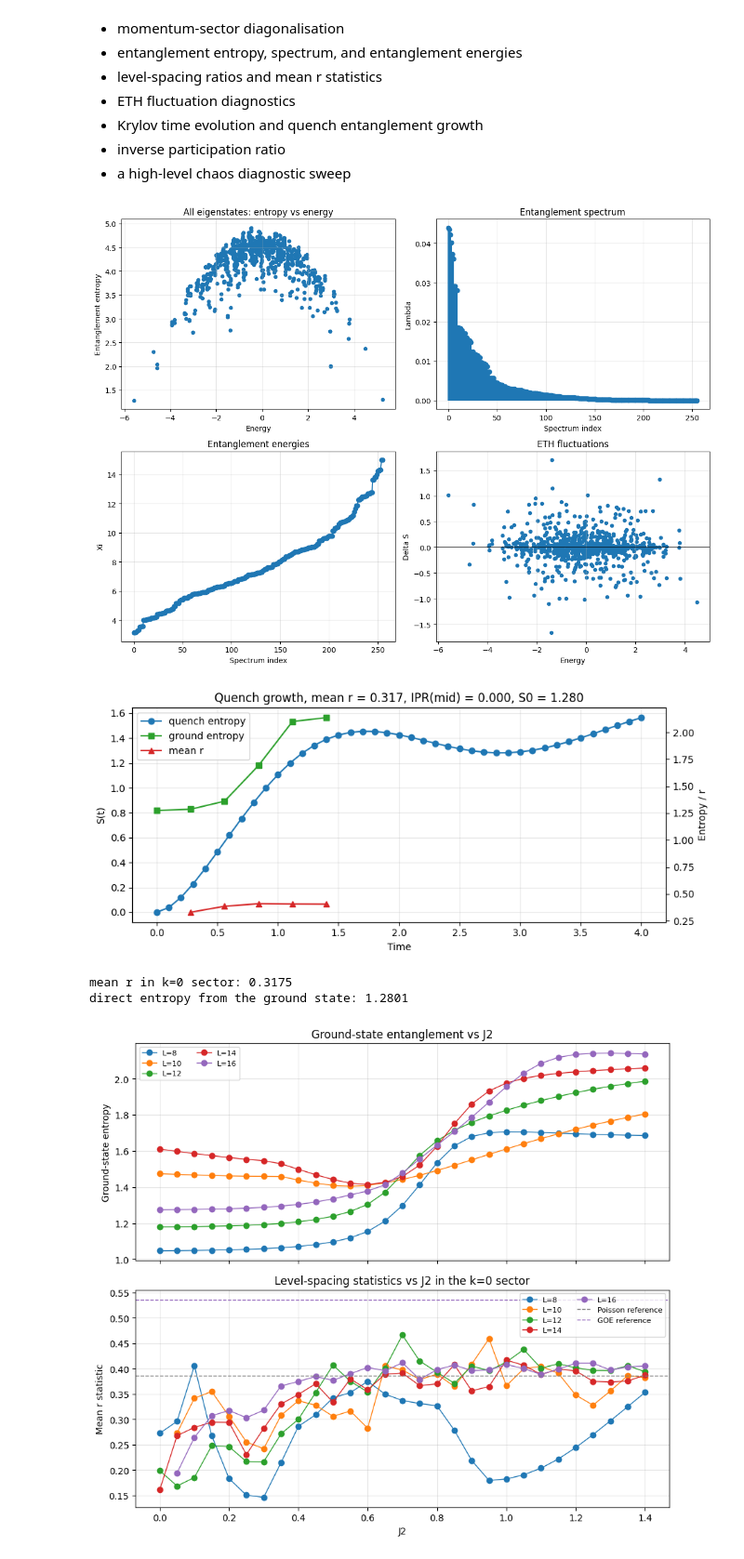
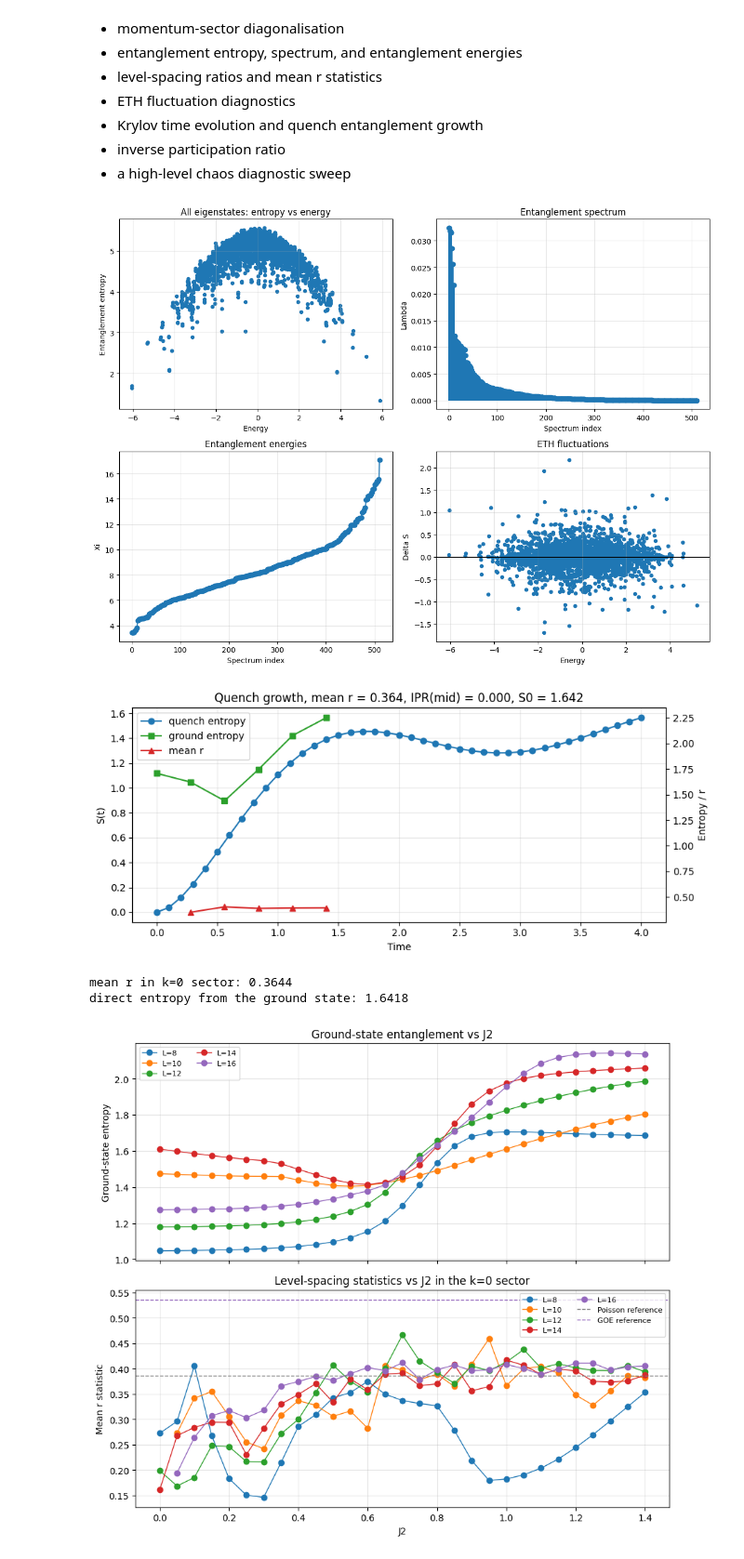
Before and after one commit to Matth3wc/HamiltonTrust_2026_Spin_Chains, a Jupyter notebook: santos_izmir2014_coding_exercises/exercises_chaos_diagnostics.ipynb, the cells around one changed output. Shown at 93% size. Drawn from its saved outputs; the diff is of its cells as text; code cells hidden in the pictures.

```diff
--- a/santos_izmir2014_coding_exercises/exercises_chaos_diagnostics.ipynb
+++ b/santos_izmir2014_coding_exercises/exercises_chaos_diagnostics.ipynb
@@ -18,7 +18,7 @@ from xxz_chaos_tools import FastXXZChain
 import matplotlib.pyplot as plt
 import numpy as np
 # %%
-L = 16
+L = 18
 chain = FastXXZChain(L=L, Nup=L // 2, periodic=True, J1xy=1.0, J1z=0.5, J2xy=0.2, J2z=0.0)
 
 E, V = chain.eigensystem(kind='nnn', momentum_sector=0)
@@ -63,37 +63,37 @@ plt.show()
 
 psi0 = np.zeros(chain.hilbert_dimension(), dtype=complex)
 psi0[0] = 1.0
 times = np.linspace(0.0, 4.0, 41)
 t, growth = chain.quench_entanglement_growth(psi0, times, block_size=L // 2, kind='nnn')
 
 j2_values = np.linspace(0.0, 1.4, 6)
 diag = chain.chaos_diagnostics(j2_values, block_size=L // 2, kind='nnn', momentum_sector=0)
 
 fig, ax1 = plt.subplots(figsize=(9, 4))
 ax1.plot(t, growth, marker='o', label='quench entropy')
 ax1.set_xlabel('Time')
 ax1.set_ylabel('S(t)')
 ax1.grid(True, alpha=0.3)
 
 ax2 = ax1.twinx()
 ax2.plot(diag['J2_values'], diag['ground_entropy'], marker='s', label='ground entropy', color='tab:green')
 ax2.plot(diag['J2_values'], diag['r_statistic'], marker='^', label='mean r', color='tab:red')
 ax2.set_ylabel('Entropy / r')
 
 ax1.set_title(f'Quench growth, mean r = {r_mean:.3f}, IPR(mid) = {ipr_mid:.3f}, S0 = {direct_entropy:.3f}')
 lines1, labels1 = ax1.get_legend_handles_labels()
 lines2, labels2 = ax2.get_legend_handles_labels()
 ax1.legend(lines1 + lines2, labels1 + labels2, loc='best')
 plt.tight_layout()
 plt.show()
 
 print(f'mean r in k=0 sector: {r_mean:.4f}')
 print(f'direct entropy from the ground state: {direct_entropy:.4f}')
 # %% [output]
-[figure, old version]
+[figure, new version]
-[figure, old version]
+[figure, new version]
-mean r in k=0 sector: 0.3175
-direct entropy from the ground state: 1.2801
+mean r in k=0 sector: 0.3644
+direct entropy from the ground state: 1.6418
 # %%
 # Larger J2 sweep across several system sizes.
 # This reuses the chaos-diagnostics API to compare thermal entanglement and level statistics.
```
Also changed, not shown: 2 other files.
